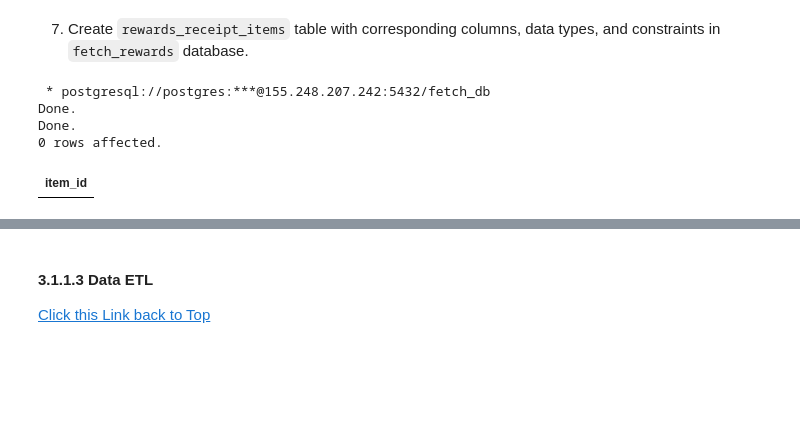
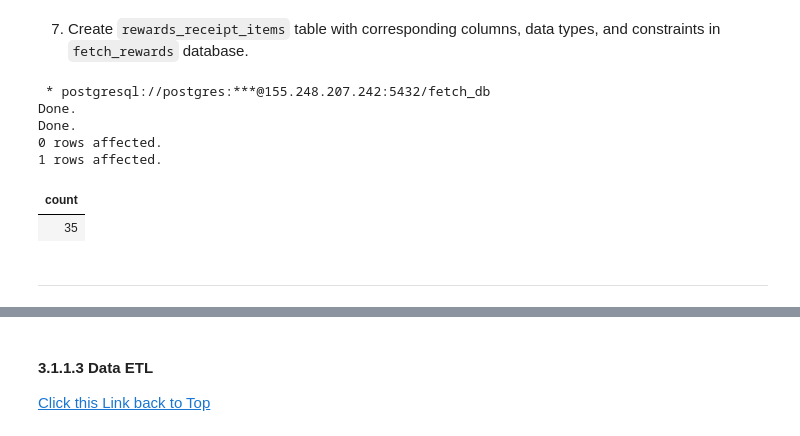
Before and after one commit to L3P3titPrince/015_FetchRewards_HW, a Jupyter notebook: src/FetchRewards_HW.ipynb, the cells around one changed output, grey strips where cells are left out. Cells and saved outputs as stored; diff of their text form; code cells hidden in the pictures; blank space fills up the shorter version.

```diff
--- a/src/FetchRewards_HW.ipynb
+++ b/src/FetchRewards_HW.ipynb
@@ -326,20 +327,63 @@ Done.
 -----------------
 # %% [markdown]
 7. Create `rewards_receipt_items` table with corresponding columns, data types, and constraints in `fetch_rewards` database.
-# %%
-%%sql
--- add DROP sql to quickly reset table
-DROP TABLE IF EXISTS rewards_receipt_items;
-
-CREATE TABLE IF NOT EXISTS rewards_receipt_items (
-    item_id SERIAL PRIMARY KEY,
-
-);
-
-SELECT * FROM rewards_receipt_items;
-# %% [output]
- * postgresql://postgres:***@155.248.207.242:5432/fetch_db
-Done.
-Done.
-0 rows affected.
-| item_id |
+# %%
+%%sql
+-- add DROP sql to quickly reset table
+DROP TABLE IF EXISTS rewards_receipt_items;
+
+CREATE TABLE IF NOT EXISTS rewards_receipt_items (
+    item_id SERIAL PRIMARY KEY,
+    -- foreign key to Parent receipts table
+    receipt_id VARCHAR(24) NOT NULL REFERENCES receipts(receipt_id),
+    partner_item_id VARCHAR(24) NOT NULL,
+    barcode VARCHAR(25),
+    competitive_product BOOLEAN,
+    user_id VARCHAR(24),
+    item_price DECIMAL(10,2),
+    quantity_purchased INTEGER,
+    rewards_group VARCHAR(100),
+    rewards_product_partner_id VARCHAR(24),
+    needs_fetch_review BOOLEAN,
+    needs_fetch_review_reason TEXT,
+    prevent_target_apt_points BOOLEAN,
+    user_flagged_barcode VARCHAR(255),
+    user_flagged_description TEXT,
+    user_flagged_new_item BOOLEAN,
+    user_flagged_price DECIMAL(10,2),
+    user_flagged_quantity INTEGER,
+    original_final_price DECIMAL(10,2),
+    original_meta_brite_barcode VARCHAR(255),
+    original_meta_brite_item_price DECIMAL(10,2),
+    original_meta_brite_quantity_purchased INTEGER,
+    description TEXT,
+    original_meta_brite_description TEXT,
+    points_earned VARCHAR(50),
+    points_payer_id VARCHAR(50),
+    target_price DECIMAL(10,2),
+    discounted_item_price DECIMAL(10,2),
+    -- what is this? id or count?
+    item_number VARCHAR(50),
+    points_not_awarded_reason TEXT,
+    brand_code VARCHAR(50),
+    competitor_rewards_group VARCHAR(100),
+    original_receipt_item_text TEXT,
+    -- only 9 records have this field populated
+    deleted BOOLEAN,
+    price_after_coupon DECIMAL(10,2)
+);
+
+SELECT * FROM rewards_receipt_items;
+SELECT COUNT(*)
+FROM information_schema.columns
+WHERE table_name = 'rewards_receipt_items'
+# %% [output]
+ * postgresql://postgres:***@155.248.207.242:5432/fetch_db
+Done.
+Done.
+0 rows affected.
+1 rows affected.
+| count |
+| 35 |
+# %% [markdown]
+-----------
```
Also changed, not shown: parts of 8 cells of this notebook, 2 other files.
